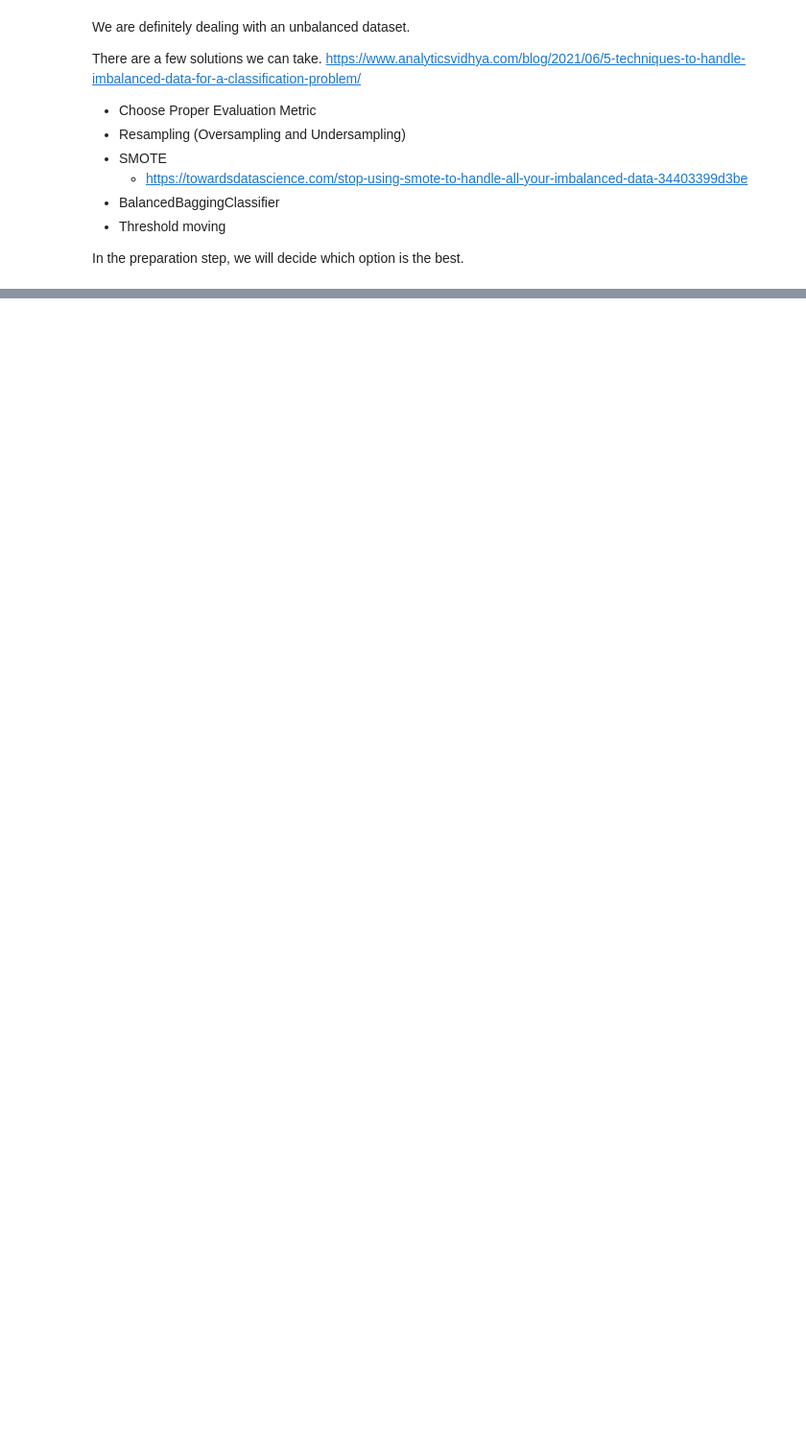
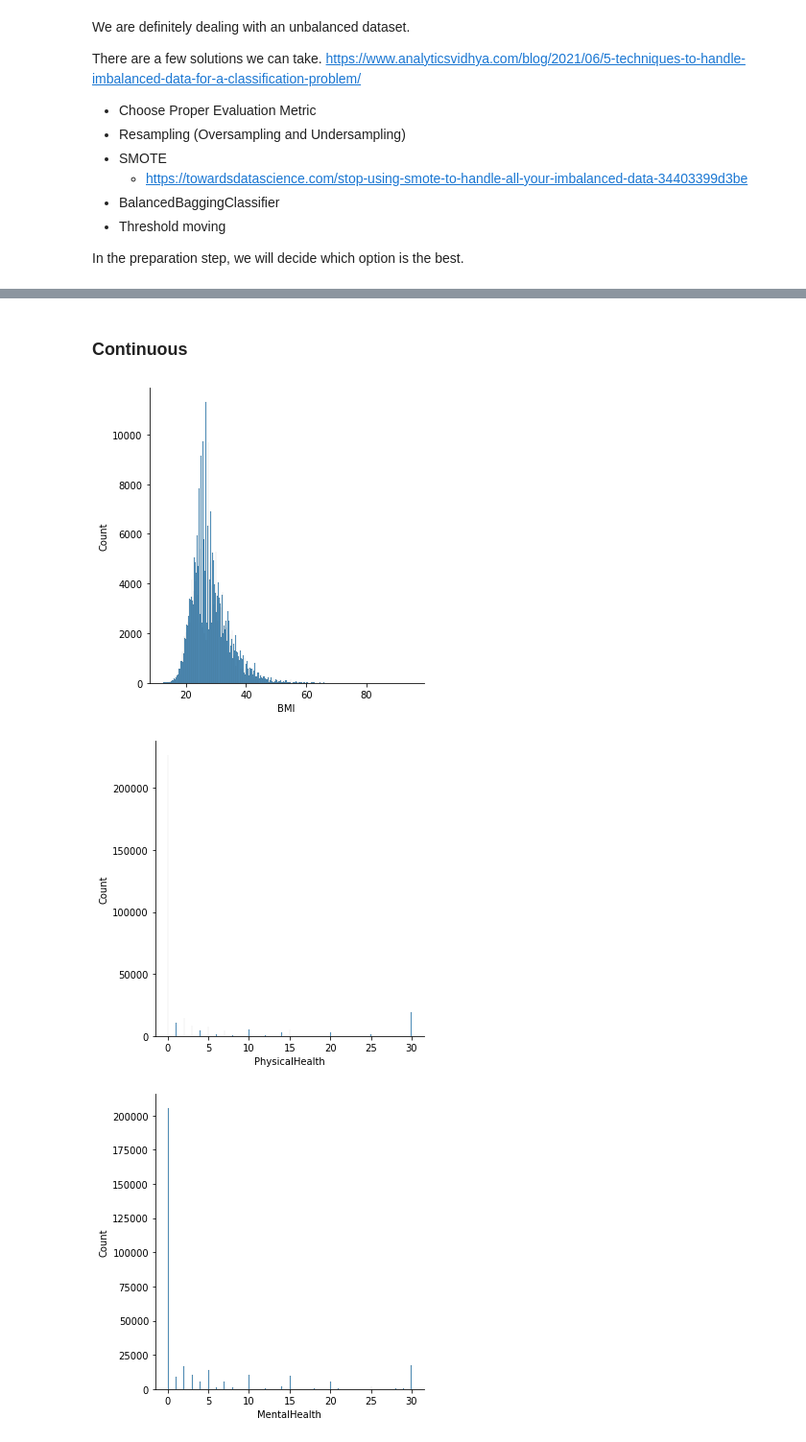
Before and after one commit to Portugapt/AAA-Explainability, a Jupyter notebook: source/1_preprocessing/1_heart-preprocess.ipynb, the cells around one changed output, grey strips where cells are left out. Shown at 96% size. Cells and saved outputs as stored; diff of their text form; code cells hidden in the pictures; blank space fills up the shorter version.

```diff
--- a/source/1_preprocessing/1_heart-preprocess.ipynb
+++ b/source/1_preprocessing/1_heart-preprocess.ipynb
@@ -264,0 +304,4 @@ In the preparation step, we will decide which option is the best.
+# %%
+for i in _STRING_TO_BOOL_FEATURES:
+    true_false_rate = round(dfHeart_v1[i].sum()/dfHeart_v1[i].count(),3)
+    print(f'True/False rate of {i}: {true_false_rate}{" <----- Less than 0.1" if true_false_rate < 0.1 else ""}'.ljust(10))
@@ -264,0 +324,12 @@ In the preparation step, we will decide which option is the best.
+# %% [markdown]
+### Continuous
+# %%
+_CONTINUOUS_FEATURES = dfHeart_raw.select_dtypes(include=['float64']).columns
+# %%
+for i in _CONTINUOUS_FEATURES:
+    sns.displot(x = dfHeart_v1[i])
+    plt.show()
+# %% [output]
+[figure, added]
+[figure, added]
+[figure, added]
```
Also changed, not shown: parts of 33 cells of this notebook.
